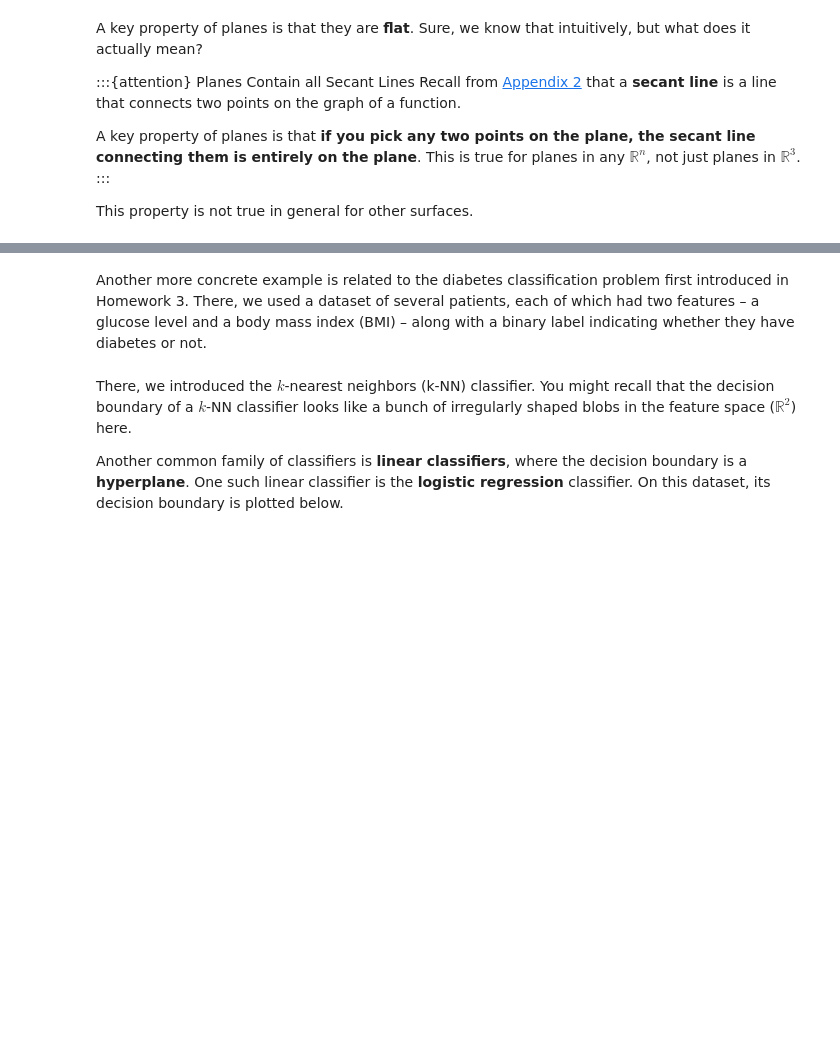
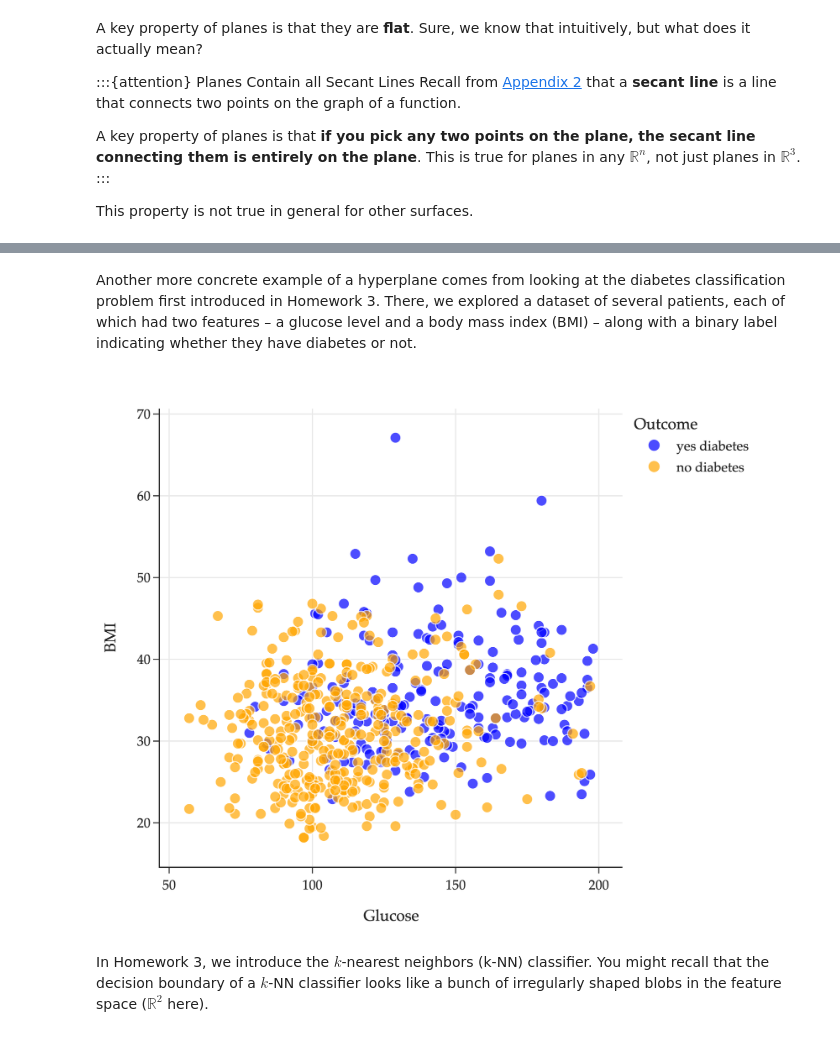
Before and after one commit to eecs245/notes, a Jupyter notebook: 04_linear_independence/04-lines-planes-hyperplanes.ipynb, the cells around one changed output, grey strips where cells are left out. Drawn from its saved outputs; the diff is of its cells as text; code cells hidden in the pictures; blank space fills up the shorter version.

```diff
--- a/04_linear_independence/04-lines-planes-hyperplanes.ipynb
+++ b/04_linear_independence/04-lines-planes-hyperplanes.ipynb
@@ -1070,32 +1076,33 @@ fig.update_layout(
 
 fig.show()
 # %% [markdown]
-Another more concrete example is related to the diabetes classification problem first introduced in Homework 3. There, we used a dataset of several patients, each of which had two features – a glucose level and a body mass index (BMI) – along with a binary label indicating whether they have diabetes or not.
+Another more concrete example of a hyperplane comes from looking at the diabetes classification problem first introduced in Homework 3. There, we explored a dataset of several patients, each of which had two features – a glucose level and a body mass index (BMI) – along with a binary label indicating whether they have diabetes or not.
 # %%
 import os
 import sys
 
 import pandas as pd
 from sklearn.model_selection import train_test_split
 from sklearn.linear_model import LogisticRegression
 
 ASSET_DIR = os.path.join('hyperplane-ex')
 if ASSET_DIR not in sys.path:
     sys.path.append(ASSET_DIR)
 import util
 
 diabetes = pd.read_csv(os.path.join(ASSET_DIR, 'data', 'diabetes.csv'))
 X_train, X_test, y_train, y_test = train_test_split(
     diabetes[['Glucose', 'BMI']], diabetes['Outcome'], random_state=1
 )
 
 fig = util.create_base_scatter(X_train, y_train)
 fig.update_layout(
     title='',
-    font=dict(family='Palatino')
+    font=dict(family='Palatino'),
+    width=600
 )
-fig.show()
+fig.show(renderer='png', scale=3)
+# %% [output]
+[figure, added]
 # %% [markdown]
-There, we introduced the $k$-nearest neighbors (k-NN) classifier. You might recall that the decision boundary of a $k$-NN classifier looks like a bunch of irregularly shaped blobs in the feature space ($\mathbb{R}^2$) here.
-
-Another common family of classifiers is **linear classifiers**, where the decision boundary is a **hyperplane**. One such linear classifier is the **logistic regression** classifier. On this dataset, its decision boundary is plotted below.
+In Homework 3, we introduce the $k$-nearest neighbors (k-NN) classifier. You might recall that the decision boundary of a $k$-NN classifier looks like a bunch of irregularly shaped blobs in the feature space ($\mathbb{R}^2$ here).
```
Also changed, not shown: parts of 13 cells of this notebook, 2 other files.
